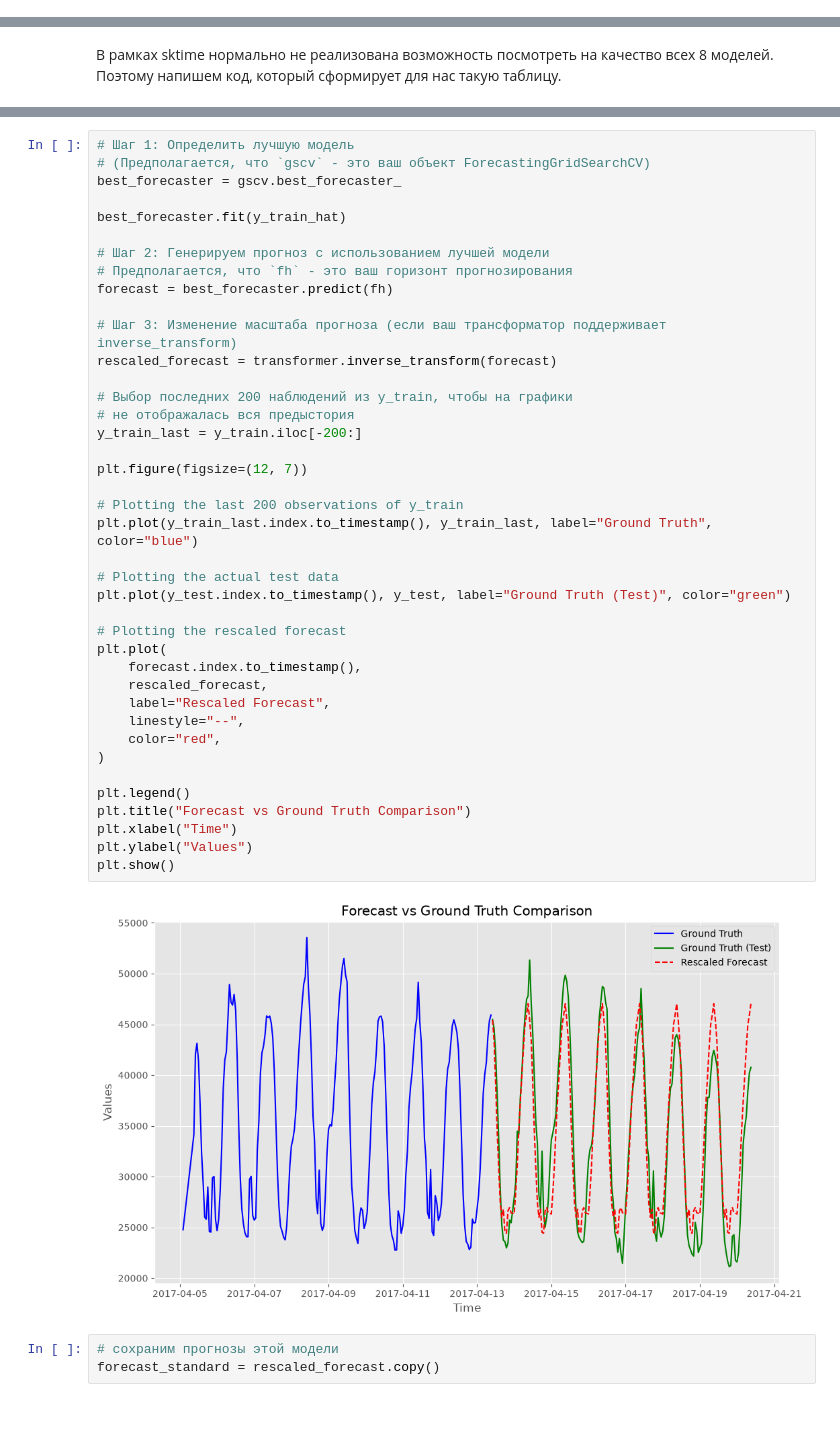
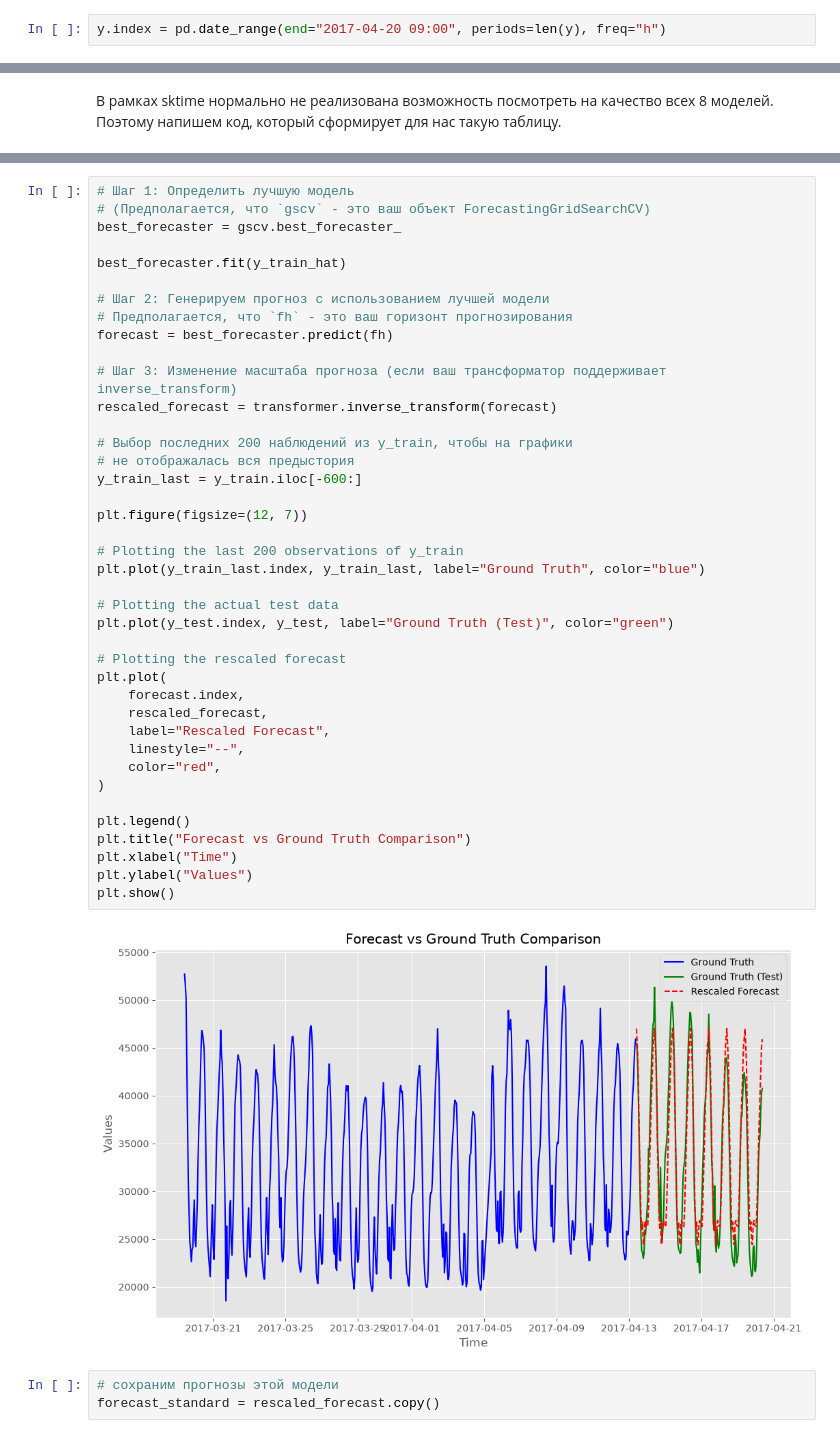
Before and after one commit to alex-hse-repository/time-series-cu-2026, a Jupyter notebook: week_3/part_2/01. Кейс прогноза через ETS.ipynb, the cells around one changed output, grey strips where cells are left out. Cells and saved outputs as stored; diff of their text form.

```diff
--- a/week_3/part_2/01. Кейс прогноза через ETS.ipynb
+++ b/week_3/part_2/01. Кейс прогноза через ETS.ipynb
@@ -80,0 +102,2 @@ plt.ylabel("People");
+# %%
+y.index = pd.date_range(end="2017-04-20 09:00", periods=len(y), freq="h")
@@ -199,38 +246,38 @@ best_forecaster.fit(y_train_hat)
 # Шаг 2: Генерируем прогноз с использованием лучшей модели
 # Предполагается, что `fh` - это ваш горизонт прогнозирования
 forecast = best_forecaster.predict(fh)
 
 # Шаг 3: Изменение масштаба прогноза (если ваш трансформатор поддерживает inverse_transform)
 rescaled_forecast = transformer.inverse_transform(forecast)
 
 # Выбор последних 200 наблюдений из y_train, чтобы на графики
 # не отображалась вся предыстория
-y_train_last = y_train.iloc[-200:]
+y_train_last = y_train.iloc[-600:]
 
 plt.figure(figsize=(12, 7))
 
 # Plotting the last 200 observations of y_train
-plt.plot(y_train_last.index.to_timestamp(), y_train_last, label="Ground Truth", color="blue")
+plt.plot(y_train_last.index, y_train_last, label="Ground Truth", color="blue")
 
 # Plotting the actual test data
-plt.plot(y_test.index.to_timestamp(), y_test, label="Ground Truth (Test)", color="green")
+plt.plot(y_test.index, y_test, label="Ground Truth (Test)", color="green")
 
 # Plotting the rescaled forecast
 plt.plot(
-    forecast.index.to_timestamp(),
+    forecast.index,
     rescaled_forecast,
     label="Rescaled Forecast",
     linestyle="--",
     color="red",
 )
 
 plt.legend()
 plt.title("Forecast vs Ground Truth Comparison")
 plt.xlabel("Time")
 plt.ylabel("Values")
 plt.show()
 # %% [output]
-[figure, old version]
+[figure, new version]
 # %%
 # сохраним прогнозы этой модели
 forecast_standard = rescaled_forecast.copy()
```
Also changed, not shown: parts of 22 cells of this notebook, 5 other files.
